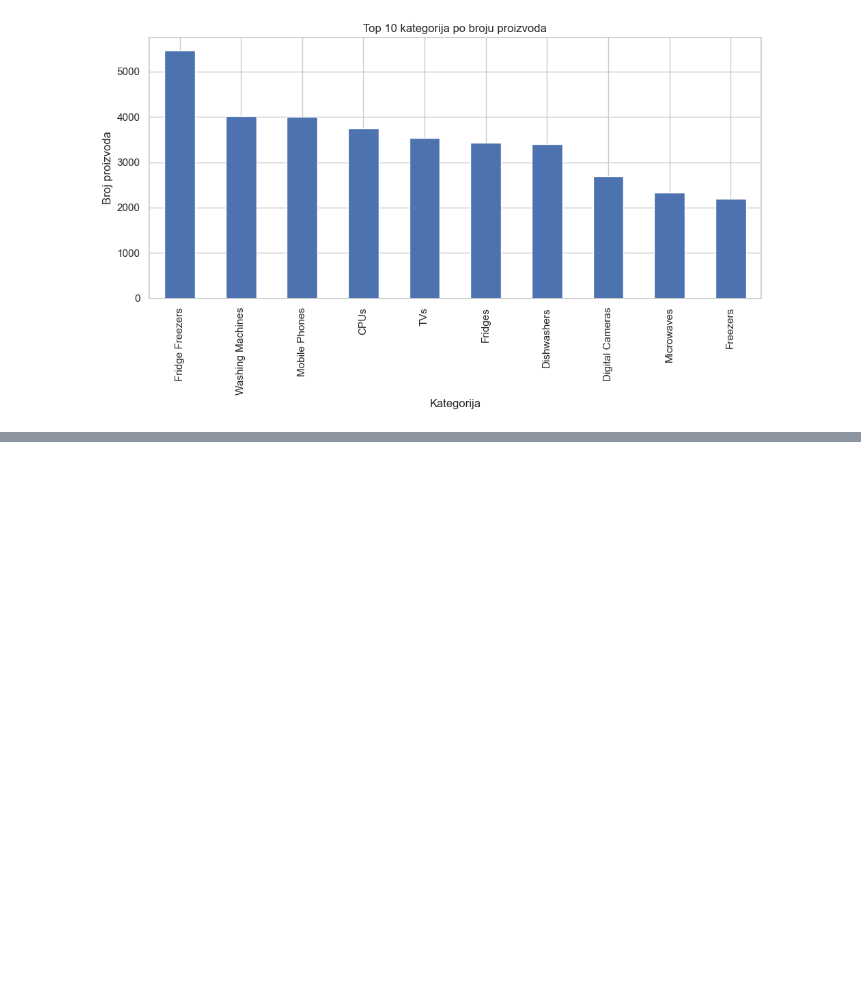
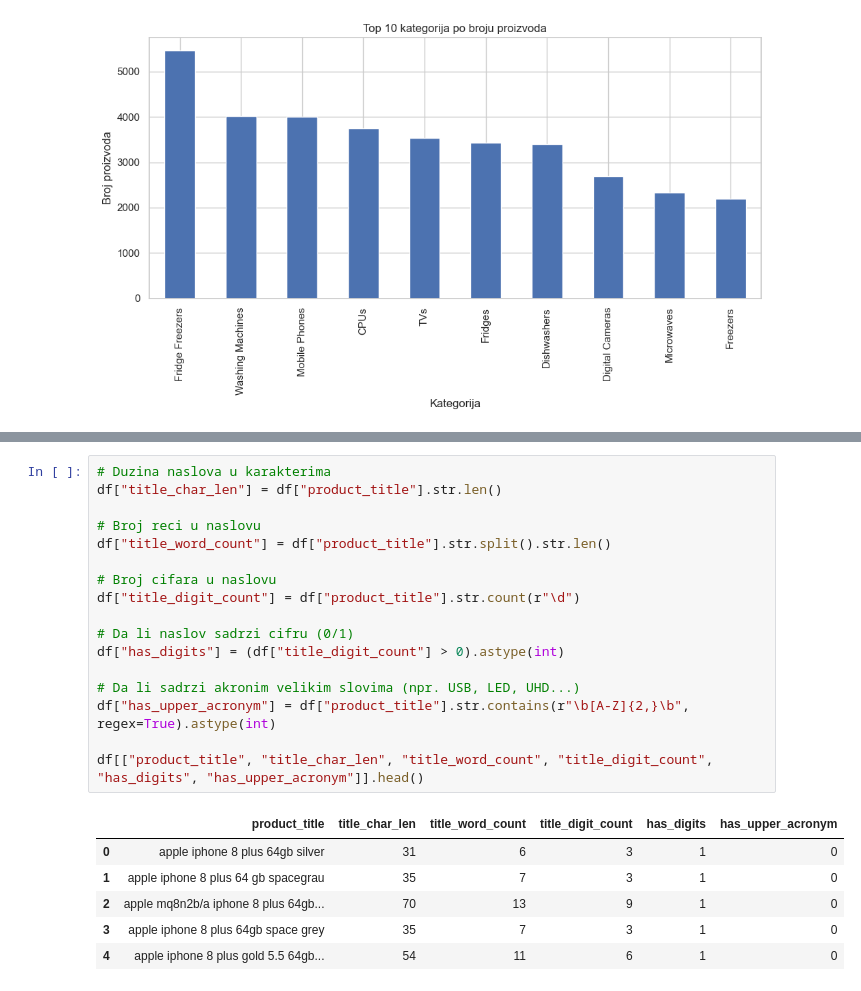
Before and after one commit to DennisForge/ml-product-category-classifier, a Jupyter notebook: notebook/product_category_analysis.ipynb, the cells around one changed output, grey strips where cells are left out. Cells and saved outputs as stored; diff of their text form; blank space fills up the shorter version.

```diff
--- a/notebook/product_category_analysis.ipynb
+++ b/notebook/product_category_analysis.ipynb
@@ -236,0 +253,24 @@ Name: count, dtype: int64
+# %%
+# Duzina naslova u karakterima
+df["title_char_len"] = df["product_title"].str.len()
+
+# Broj reci u naslovu
+df["title_word_count"] = df["product_title"].str.split().str.len()
+
+# Broj cifara u naslovu
+df["title_digit_count"] = df["product_title"].str.count(r"\d")
+
+# Da li naslov sadrzi cifru (0/1)
+df["has_digits"] = (df["title_digit_count"] > 0).astype(int)
+
+# Da li sadrzi akronim velikim slovima (npr. USB, LED, UHD...)
+df["has_upper_acronym"] = df["product_title"].str.contains(r"\b[A-Z]{2,}\b", regex=True).astype(int)
+
+df[["product_title", "title_char_len", "title_word_count", "title_digit_count", "has_digits", "has_upper_acronym"]].head()
+# %% [output]
+|  | product_title | title_char_len | title_word_count | title_digit_count | has_digits | has_upper_acronym |
+| 0 | apple iphone 8 plus 64gb silver | 31 | 6 | 3 | 1 | 0 |
+| 1 | apple iphone 8 plus 64 gb spacegrau | 35 | 7 | 3 | 1 | 0 |
+| 2 | apple mq8n2b/a iphone 8 plus 64gb... | 70 | 13 | 9 | 1 | 0 |
+| 3 | apple iphone 8 plus 64gb space grey | 35 | 7 | 3 | 1 | 0 |
+| 4 | apple iphone 8 plus gold 5.5 64gb... | 54 | 11 | 6 | 1 | 0 |
```
Also changed, not shown: parts of 1 cell of this notebook.
